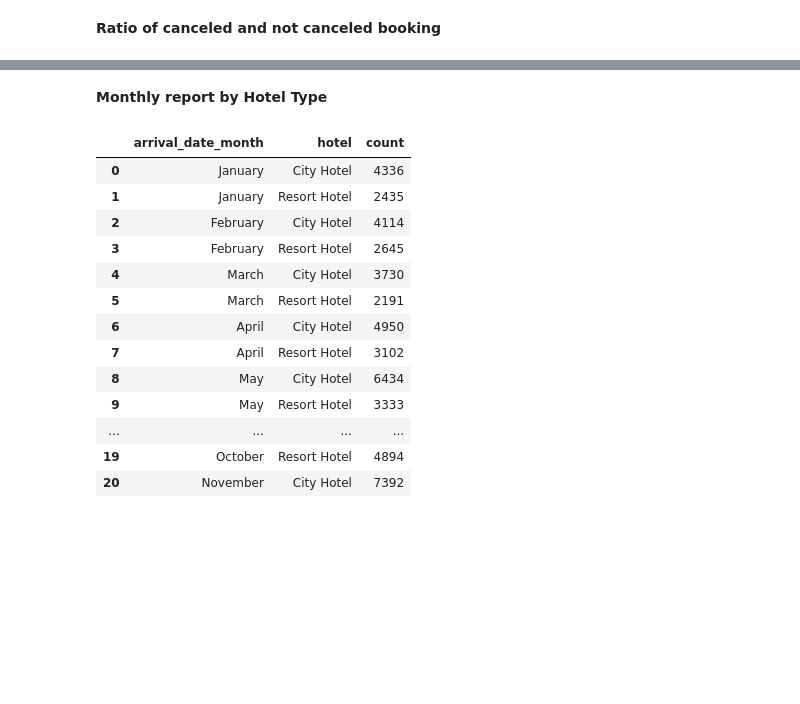
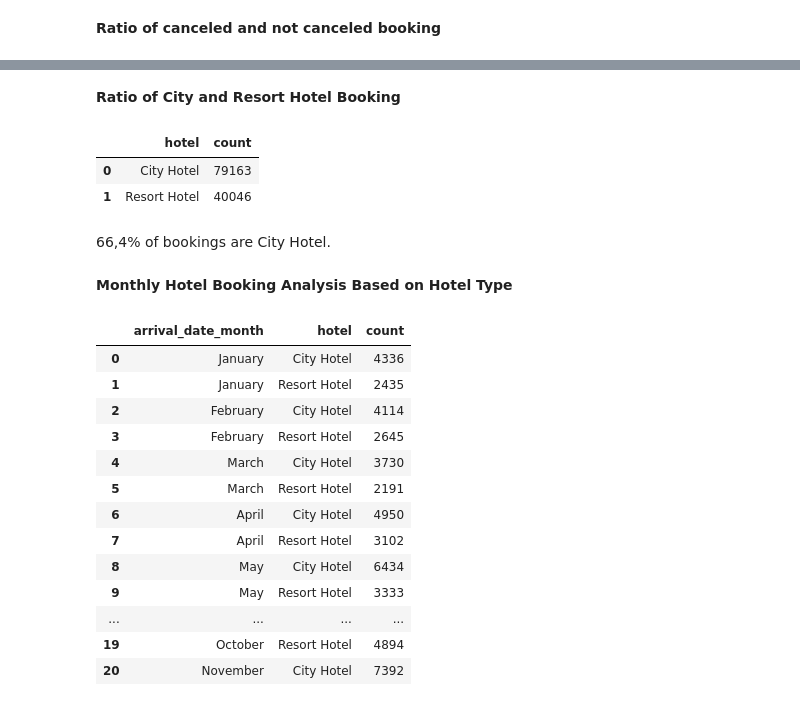
Before and after one commit to lutfiahk/Investigate-Business-Hotel-using-Data-Visualization, a Jupyter notebook: notebook.ipynb, the cells around one changed output, grey strips where cells are left out. Saved outputs shown, nothing was run; the diff lists cells and outputs as text; code cells hidden in the pictures; blank space fills up the shorter version.

```diff
--- a/notebook.ipynb
+++ b/notebook.ipynb
@@ -215,0 +367,10 @@ canceledplot
+# %% [markdown]
+**Ratio of City and Resort Hotel Booking**
+# %%
+# Ratio of canceled booking
+hotel_type = df.groupby('hotel')['is_canceled'].agg('count').reset_index().rename(columns = {'is_canceled' : 'count'})
+hotel_type
+# %% [output]
+|  | hotel | count |
+| 0 | City Hotel | 79163 |
+| 1 | Resort Hotel | 40046 |
@@ -216,4 +383,6 @@ canceledplot
+# %% [markdown]
+66,4% of bookings are City Hotel.
 # %% [markdown]
-**Monthly report by Hotel Type**
+**Monthly Hotel Booking Analysis Based on Hotel Type**
 # %%
 # Monthly reservation by hotel type
```
Also changed, not shown: parts of 33 cells of this notebook.
